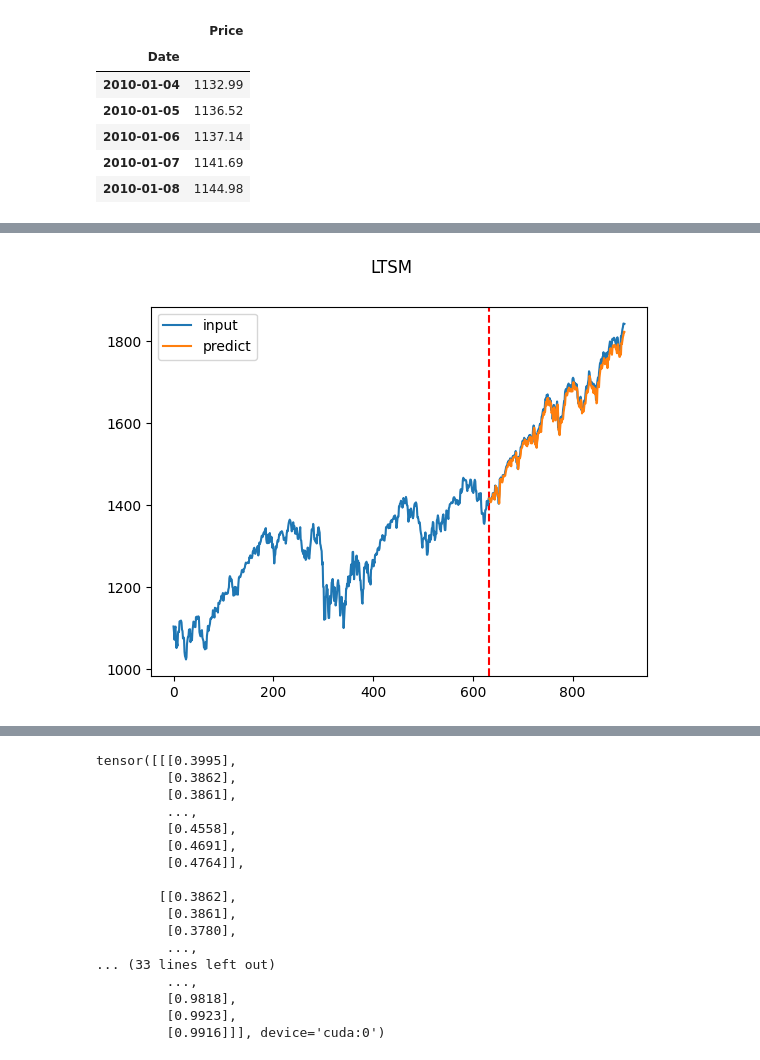
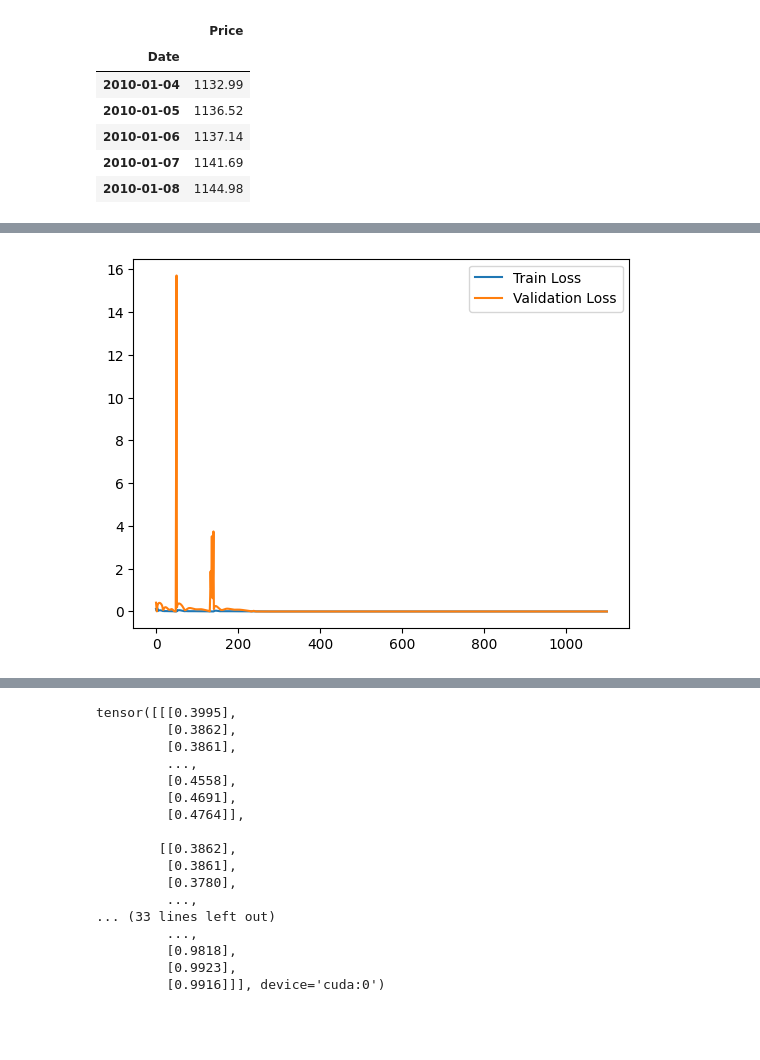
Before and after one commit to SkivHisink/MasterWork, a Jupyter notebook: Notebooks/NN/LSTM_new_test copy.ipynb, the cells around one changed output, grey strips where cells are left out. Saved outputs shown, nothing was run; the diff lists cells and outputs as text; code cells hidden in the pictures; blank space fills up the shorter version.

Commit message:
LSTM update

```diff
--- a/Notebooks/NN/LSTM_new_test copy.ipynb
+++ b/Notebooks/NN/LSTM_new_test copy.ipynb
@@ -118,7 +118,8 @@ seq_length = 100
 x, y = sliding_windows(training_data, seq_length)
 
 train_size = int(len(y) * 0.7)
-test_size = len(y) - train_size
+val_size = 100
+test_size = len(y) - train_size - val_size
 
 dataX = Variable(torch.Tensor(np.array(x)).to(device))
 dataY = Variable(torch.Tensor(np.array(y)).to(device))
@@ -126,5 +127,8 @@ dataY = Variable(torch.Tensor(np.array(y)).to(device))
 trainX = Variable(torch.Tensor(np.array(x[0:train_size])).to(device))
 trainY = Variable(torch.Tensor(np.array(y[0:train_size])).to(device))
 
-testX = Variable(torch.Tensor(np.array(x[train_size:len(x)])).to(device))
-testY = Variable(torch.Tensor(np.array(y[train_size:len(y)])).to(device))
+testX = Variable(torch.Tensor(np.array(x[train_size:(len(x) - val_size)])).to(device))
+testY = Variable(torch.Tensor(np.array(y[train_size:(len(y) - val_size)])).to(device))
+
+valX = Variable(torch.Tensor(np.array(x[(len(x) - val_size):len(x)])).to(device))
+valY = Variable(torch.Tensor(np.array(y[(len(x) - val_size):len(y)])).to(device))
@@ -164,31 +191,57 @@ class LSTM(nn.Module):
         return out
 # %%
 num_epochs = 1100
-learning_rate = 0.01
+learning_rate = 0.001
 
 input_size = 1
-hidden_size = 40
+hidden_size = 1000 # need to find correct value; 40 small, 64 norm, 100 a lot
 num_layers = 1
 
 num_classes = 1
 
-lstm = LSTM(num_classes, input_size, hidden_size, num_layers).to(device)
+model = LSTM(num_classes, input_size, hidden_size, num_layers).to(device)
 
+# Define loss and optimizer
 criterion = torch.nn.MSELoss()    # mean-squared error for regression
-optimizer = torch.optim.Adam(lstm.parameters(), lr = learning_rate)
+optimizer = torch.optim.Adam(model.parameters(), lr = learning_rate)
 #optimizer = torch.optim.SGD(lstm.parameters(), lr = learning_rate)
 
-# Train the model
+train_loss = []
+valid_loss = []
+
 for epoch in range(num_epochs):
-    outputs = lstm(trainX)
+    # set the model to train mode
+    model.train()
+
+    # forward pass
+    output = model(trainX)
+    loss = criterion(output, trainY)
+
+    # backward pass and optimize
     optimizer.zero_grad()
+    loss.backward()
+    optimizer.step()
 
-    # obtain the loss function
-    loss = criterion(outputs, trainY)
+    # calculate training loss
+    train_loss.append(loss.item())
 
-    loss.backward()
+    # set the model to evaluation mode
+    model.eval()
 
-    optimizer.step()
-    if epoch % 100 == 0:
-      print("Epoch: %d, loss: %1.5f" % (epoch, loss.item()))
+    # calculate validation loss
+    with torch.no_grad():
+        output = model(testX)
+        loss = criterion(output, testY)
+        valid_loss.append(loss.item())
+
+    # print progress
+    if epoch % 10 == 0:
+        print('Epoch [{}/{}], Train Loss: {:.4f}, Valid Loss: {:.4f}'.format(
+            epoch+1, num_epochs, train_loss[-1], valid_loss[-1]))
+
+# plot train and validation loss
+plt.plot(train_loss, label='Train Loss')
+plt.plot(valid_loss, label='Validation Loss')
+plt.legend()
+plt.show()
 # %% [output]
@@ -206,19 +265 @@ Epoch: 1000, loss: 0.00030
+[figure, added]
-# %%
-lstm.eval()
-train_predict = lstm(testX)
-
-data_predict = train_predict.data.to("cpu").numpy()
-dataY_plot = dataY.data.to("cpu").numpy()
-
-data_predict = sc.inverse_transform(data_predict)
-dataY_plot = sc.inverse_transform(dataY_plot)
-
-plt.axvline(x = train_size, c='r', linestyle='--')
-
-plt.plot(dataY_plot, label = 'input')
-plt.plot(np.arange(len(dataY_plot) - len(data_predict), len(dataY_plot)), data_predict, label = 'predict')
-plt.legend()
-plt.suptitle('LTSM')
-plt.show()
-# %% [output]
-[figure, removed]
```
Also changed, not shown: parts of 9 cells of this notebook, 1 other file.
